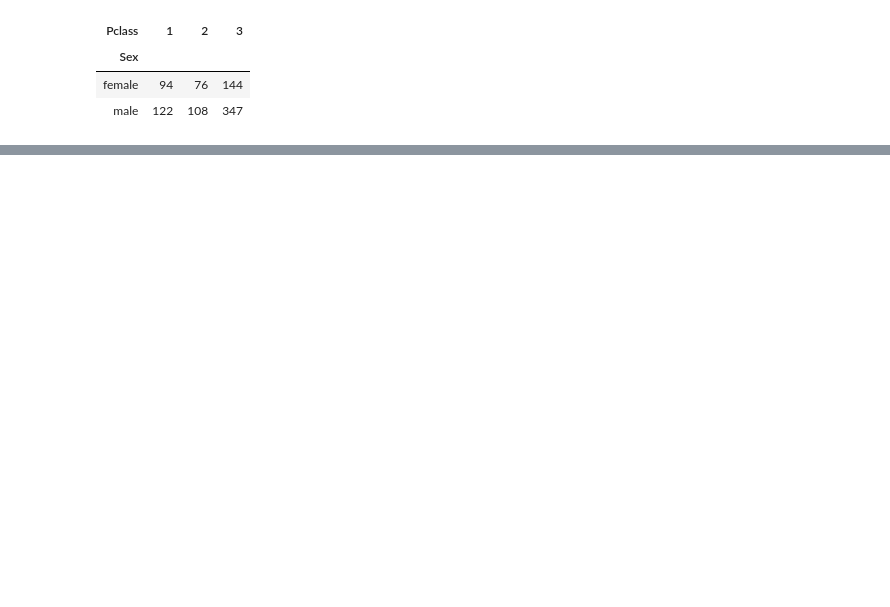
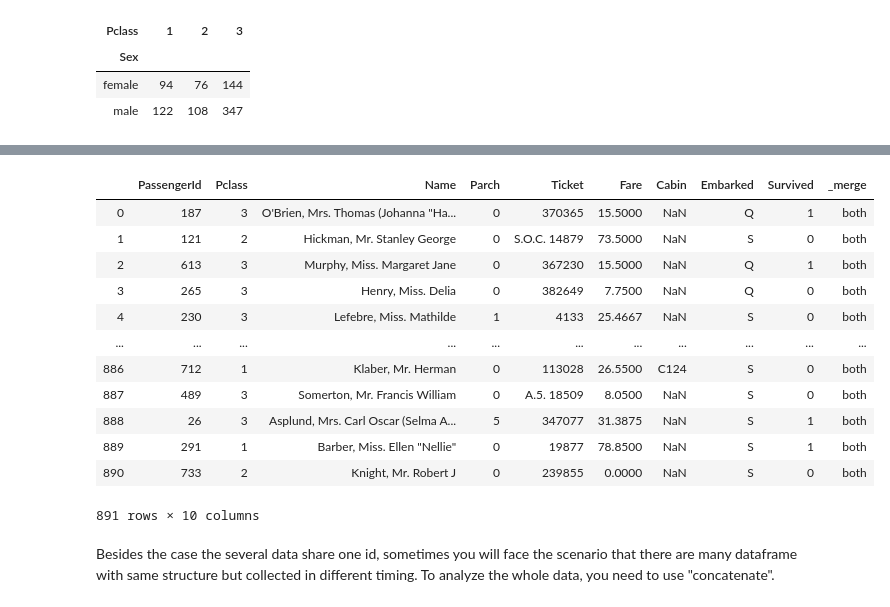
Before and after one commit to JumpingSquid/py_tutorial, a Jupyter notebook: 01_pandas_numpy.ipynb, the cells around one changed output, grey strips where cells are left out. Cells and saved outputs as stored; diff of their text form; code cells hidden in the pictures; blank space fills up the shorter version.

```diff
--- a/01_pandas_numpy.ipynb
+++ b/01_pandas_numpy.ipynb
@@ -156,0 +178,6 @@ df.pivot_table(index="Sex", columns="Pclass", aggfunc="size")
+# %%
+# To learn this, we split the data into two pieces
+# Ignore this block, as this is not important at all
+df_personal = df.loc[:, ["Name", "Sex", "Age"]].sample(frac=1).reset_index(drop=True)
+df_ticket = df.loc[:, ['PassengerId', 'Pclass', 'Name', 'Parch', 'Ticket', 'Fare', 'Cabin', 'Embarked']].sample(frac=1).reset_index(drop=True)
+df_survival = df.loc[:, ['PassengerId', 'Survived']].sample(frac=1).reset_index(drop=True)
@@ -156,0 +215,18 @@ df.pivot_table(index="Sex", columns="Pclass", aggfunc="size")
+# %%
+pd.merge(df_ticket, df_survival, on='PassengerId', how='outer', indicator=True)
+# %% [output]
+|  | PassengerId | Pclass | Name | Parch | Ticket | Fare | Cabin | Embarked | Survived | _merge |
+| 0 | 187 | 3 | O'Brien, Mrs. Thomas (Johanna "Ha... | 0 | 370365 | 15.5000 | NaN | Q | 1 | both |
+| 1 | 121 | 2 | Hickman, Mr. Stanley George | 0 | S.O.C. 14879 | 73.5000 | NaN | S | 0 | both |
+| 2 | 613 | 3 | Murphy, Miss. Margaret Jane | 0 | 367230 | 15.5000 | NaN | Q | 1 | both |
+| 3 | 265 | 3 | Henry, Miss. Delia | 0 | 382649 | 7.7500 | NaN | Q | 0 | both |
+| 4 | 230 | 3 | Lefebre, Miss. Mathilde | 1 | 4133 | 25.4667 | NaN | S | 0 | both |
+| ... | ... | ... | ... | ... | ... | ... | ... | ... | ... | ... |
+| 886 | 712 | 1 | Klaber, Mr. Herman | 0 | 113028 | 26.5500 | C124 | S | 0 | both |
+| 887 | 489 | 3 | Somerton, Mr. Francis William | 0 | A.5. 18509 | 8.0500 | NaN | S | 0 | both |
+| 888 | 26 | 3 | Asplund, Mrs. Carl Oscar (Selma A... | 5 | 347077 | 31.3875 | NaN | S | 1 | both |
+| 889 | 291 | 1 | Barber, Miss. Ellen "Nellie" | 0 | 19877 | 78.8500 | NaN | S | 1 | both |
+| 890 | 733 | 2 | Knight, Mr. Robert J | 0 | 239855 | 0.0000 | NaN | S | 0 | both |
+891 rows × 10 columns
+# %% [markdown]
+Besides the case the several data share one id, sometimes you will face the scenario that there are many dataframe with same structure but collected in different timing. To analyze the whole data, you need to use "concatenate".
```
Also changed, not shown: parts of 20 cells of this notebook, 1 other file.
